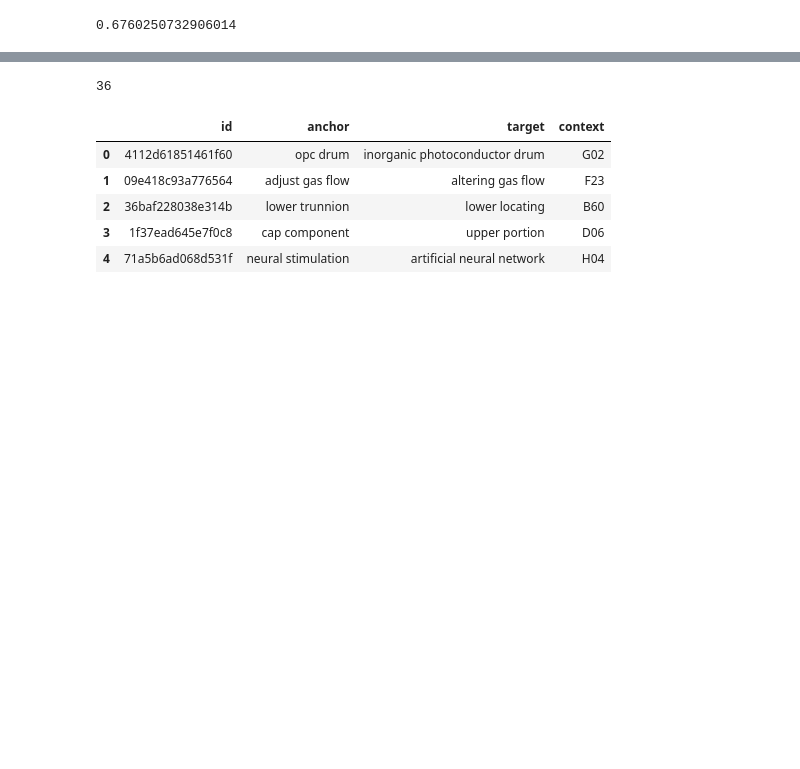
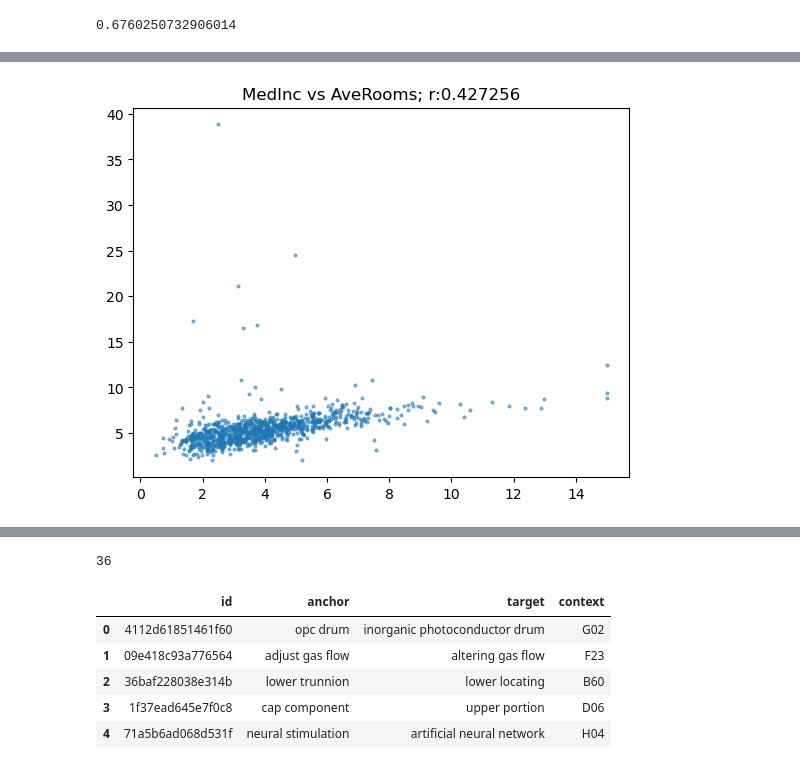
Before and after one commit to twistin/fastai-course, a Jupyter notebook: 04_Lesson/iterate-like-a-grandmaster.ipynb, the cells around one changed output, grey strips where cells are left out. Cells and saved outputs as stored; diff of their text form; code cells hidden in the pictures; blank space fills up the shorter version.

```diff
--- a/04_Lesson/iterate-like-a-grandmaster.ipynb
+++ b/04_Lesson/iterate-like-a-grandmaster.ipynb
@@ -308,0 +346,4 @@ corr(housing.MedInc, housing.MedHouseVal)
+# %%
+show_corr(housing, 'MedInc','AveRooms')
+# %% [output]
+[figure, added]
```
Also changed, not shown: parts of 23 cells of this notebook.
